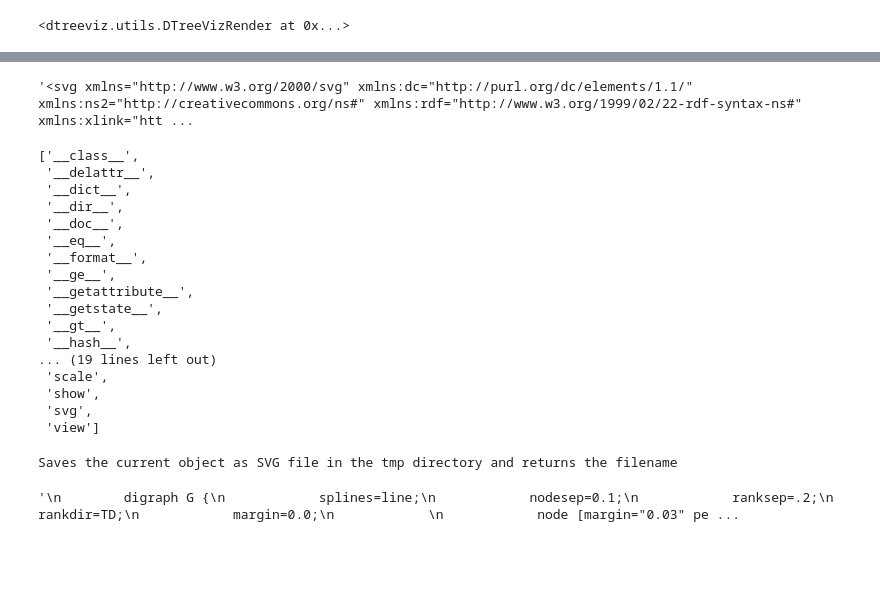
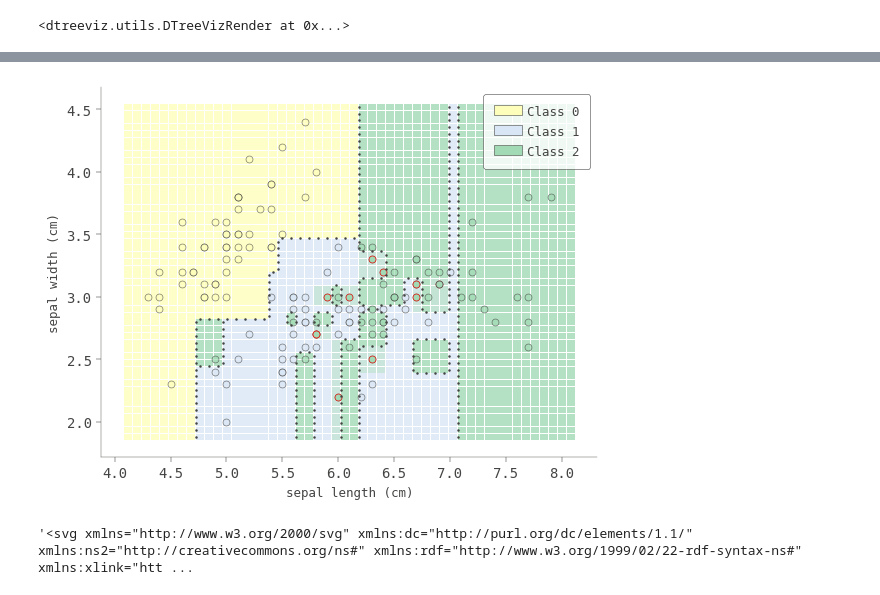
Before and after one commit to eritsi/dash_or_streamlit, a Jupyter notebook: sample_dtreeviz.ipynb, the cells around one changed output, grey strips where cells are left out. Drawn from its saved outputs; the diff is of its cells as text; code cells hidden in the pictures; blank space fills up the shorter version.

Commit message:
add dtreeviz animation

```diff
--- a/sample_dtreeviz.ipynb
+++ b/sample_dtreeviz.ipynb
@@ -66,32 +70,12 @@ v.dot
+# %%
+# Xが1または2列（特徴量の数）である必要あり
+tree = DecisionTreeClassifier() #分類問題のモデルを作成
+tree.fit(iris.data[:, 0:2], iris.target)
+dtreeviz.decision_boundaries(tree, X=iris.data[:, 0:2], y=iris.target, fontname="monospace",
+       feature_names=iris.feature_names[0:2])
+# %% [output]
+[figure, added]
 # %%
 v.svg()
 # %% [output]
 '<svg xmlns="http://www.w3.org/2000/svg" xmlns:dc="http://purl.org/dc/elements/1.1/" xmlns:ns2="http://creativecommons.org/ns#" xmlns:rdf="http://www.w3.org/1999/02/22-rdf-syntax-ns#" xmlns:xlink="htt ...
-# %%
-dir(v)
-# %% [output]
-['__class__',
- '__delattr__',
- '__dict__',
- '__dir__',
- '__doc__',
- '__eq__',
- '__format__',
- '__ge__',
- '__getattribute__',
- '__getstate__',
- '__gt__',
- '__hash__',
-... (19 lines left out)
- 'scale',
- 'show',
- 'svg',
- 'view']
-# %%
-print(v.save_svg.__doc__)
-# %% [output]
-Saves the current object as SVG file in the tmp directory and returns the filename
-# %%
-v.dot
-# %% [output]
-'\n        digraph G {\n            splines=line;\n            nodesep=0.1;\n            ranksep=.2;\n            rankdir=TD;\n            margin=0.0;\n            \n            node [margin="0.03" pe ...
```
Also changed, not shown: parts of 3 cells of this notebook, 13 other files.
